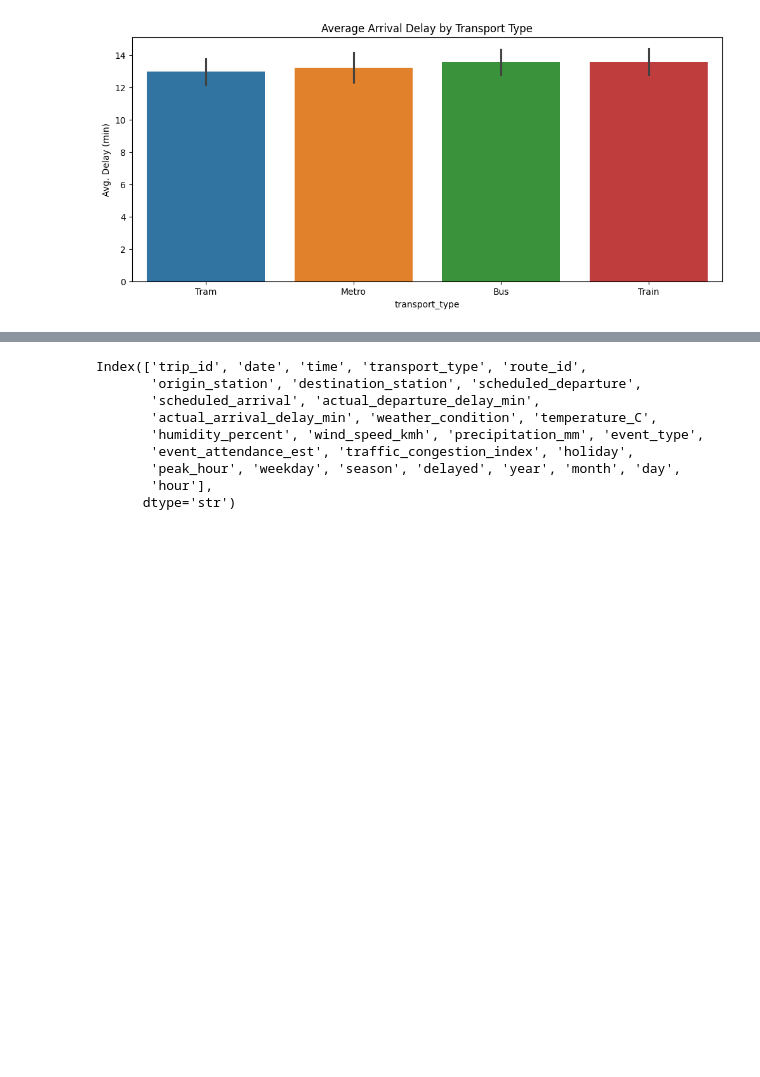
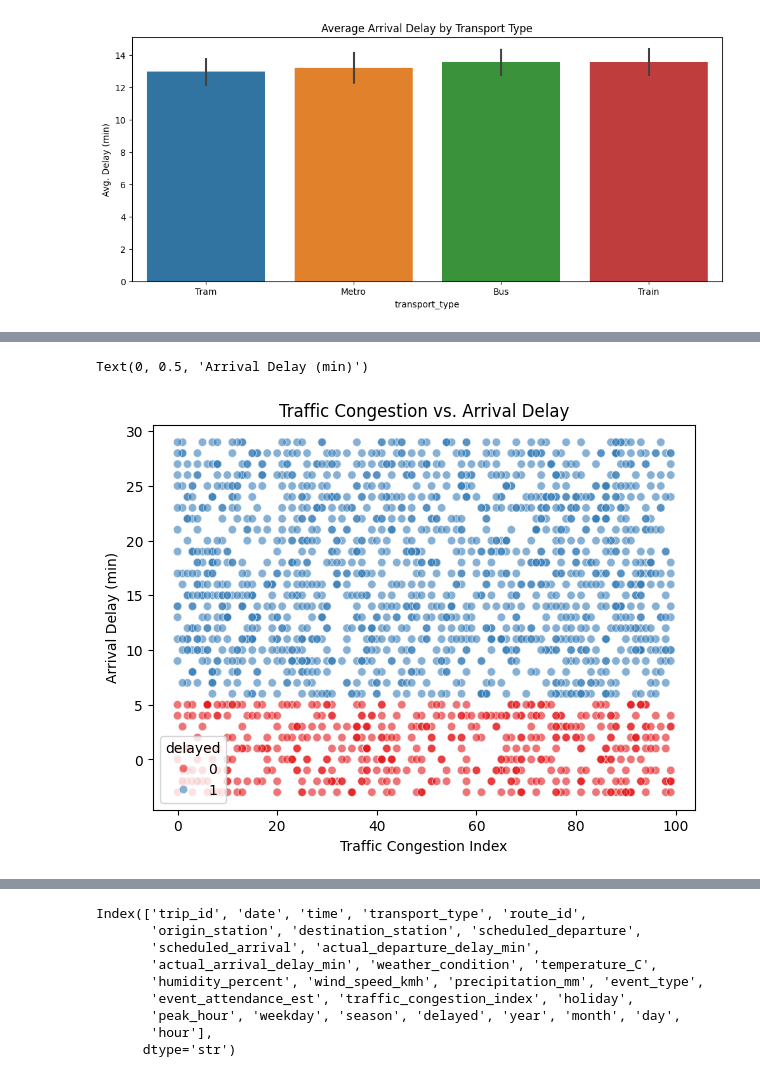
Before and after one commit to rahulghoshal/Public_Transport_Delay_Prediction, a Jupyter notebook: transport.ipynb, the cells around one changed output, grey strips where cells are left out. Cells and saved outputs as stored; diff of their text form; code cells hidden in the pictures; blank space fills up the shorter version.

```diff
--- a/transport.ipynb
+++ b/transport.ipynb
@@ -234,0 +269,9 @@ Text(0, 0.5, 'Avg. Delay (min)')
+# %%
+plt.figure(figsize=(7,5))
+sns.scatterplot(data=df, x="traffic_congestion_index", y="actual_arrival_delay_min", hue="delayed", palette="Set1", alpha=0.6)
+plt.title("Traffic Congestion vs. Arrival Delay")
+plt.xlabel("Traffic Congestion Index")
+plt.ylabel("Arrival Delay (min)")
+# %% [output]
+Text(0, 0.5, 'Arrival Delay (min)')
+[figure, added]
```
Also changed, not shown: parts of 3 cells of this notebook.
